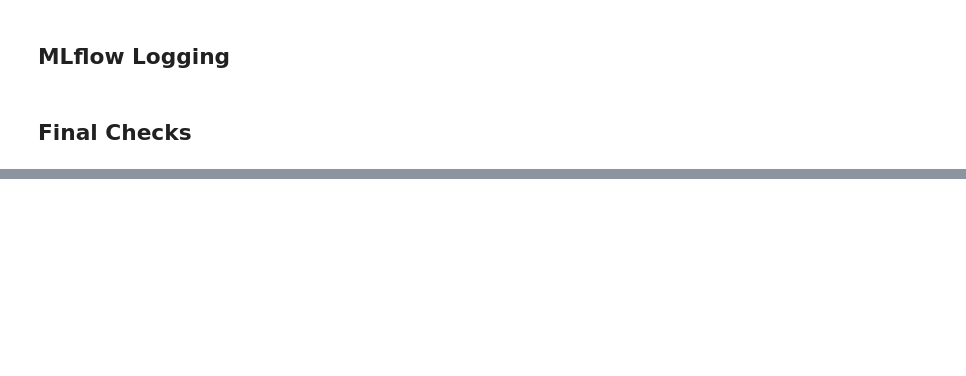
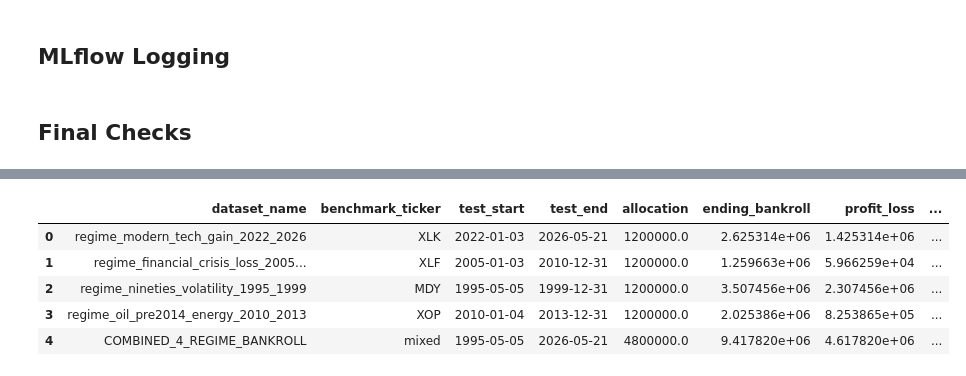
Before and after one commit to adamthorne27/Portfolio-Optimization-Lib, a Jupyter notebook: MODELS/Hannah/supervised_lstm_autoencoder_multiregime_router.ipynb, the cells around one changed output, grey strips where cells are left out. Saved outputs shown, nothing was run; the diff lists cells and outputs as text; code cells hidden in the pictures; blank space fills up the shorter version.

```diff
--- a/MODELS/Hannah/supervised_lstm_autoencoder_multiregime_router.ipynb
+++ b/MODELS/Hannah/supervised_lstm_autoencoder_multiregime_router.ipynb
@@ -165,7 +170,8 @@ REGIME_CLASS_TO_ID = {name: idx for idx, name in enumerate(REGIME_CLASSES)}
 
 FAST_SMOKE = os.environ.get("FAST_SMOKE", "0") == "1"
 FULL_ROUTER_GRID = os.environ.get("FULL_ROUTER_GRID", "0") == "1"
-SUBMISSION_MINIMAL_GRID = os.environ.get("SUBMISSION_MINIMAL_GRID", "0") == "1"
+# Default to one fixed submission candidate so top-to-bottom runs do not launch the router grid search.
+SUBMISSION_MINIMAL_GRID = os.environ.get("SUBMISSION_MINIMAL_GRID", "1") == "1"
 MAX_TRAIN_SEQUENCES = int(os.environ.get("MAX_TRAIN_SEQUENCES", "0"))
 MAX_VAL_SEQUENCES = int(os.environ.get("MAX_VAL_SEQUENCES", "0"))
 BETA_TARGET_GRID = [0.50, 0.70, 0.85, 1.00]
@@ -2072,0 +2410,7 @@ display(risk_log.tail())
+# %%
+regime_backtest_runs = {}
+for dataset_name in REGIME_BACKTEST_DATASETS:
+    print(f"Running Hannah four-regime backtest: {dataset_name}", flush=True)
+    regime_backtest_runs[dataset_name] = _run_hannah_regime_backtest(dataset_name)
+
+print("Completed regime backtests:", list(regime_backtest_runs))
@@ -2072,0 +2423,81 @@ display(risk_log.tail())
+# %%
+summary_rows = []
+for dataset_name, payload in regime_backtest_runs.items():
+    spec = payload["spec"]
+    result_obj = payload["result"]
+    risk_log_obj = payload["risk_log"]
+    stress_obj = payload["stress_table"]
+    metrics_obj = dict(result_obj.metrics)
+    total_return = float(metrics_obj.get("total_return", np.nan))
+    ending_bankroll = REGIME_BACKTEST_ALLOCATION * (1.0 + total_return)
+    stress_map = dict(zip(stress_obj["stress_metric"], stress_obj["value"])) if not stress_obj.empty else {}
+    summary_rows.append(
+        {
+            "dataset_name": dataset_name,
+            "benchmark_ticker": spec.benchmark_ticker,
+            "test_start": spec.test_start,
+            "test_end": spec.test_end,
+            "allocation": REGIME_BACKTEST_ALLOCATION,
+            "ending_bankroll": ending_bankroll,
+            "profit_loss": ending_bankroll - REGIME_BACKTEST_ALLOCATION,
+            "total_return": total_return,
+            "annual_return": metrics_obj.get("annual_return", np.nan),
+            "annual_volatility": metrics_obj.get("annual_volatility", np.nan),
+            "sharpe": metrics_obj.get("sharpe", np.nan),
+            "sortino": metrics_obj.get("sortino", np.nan),
+            "max_drawdown": metrics_obj.get("max_drawdown", np.nan),
+            "average_turnover": metrics_obj.get("average_turnover", np.nan),
+            "avg_active_names": float((result_obj.weights > 1e-8).sum(axis=1).mean()),
+            "avg_effective_names": float(risk_log_obj["effective_names"].mean()) if not risk_log_obj.empty else np.nan,
+            "avg_realized_max_weight": float(risk_log_obj["realized_max_weight"].mean()) if not risk_log_obj.empty else np.nan,
+            "avg_beta_estimate": float(risk_log_obj["portfolio_beta_estimate"].mean()) if not risk_log_obj.empty else np.nan,
+            "stress_worst_day": stress_map.get("worst_day", np.nan),
+            "stress_worst_5_day": stress_map.get("worst_5_day_period", np.nan),
+            "stress_beta_to_benchmark": stress_map.get("beta_to_benchmark", np.nan),
+        }
+    )
+
+regime_backtest_summary = pd.DataFrame(summary_rows)
+combined_ending_bankroll = float(regime_backtest_summary["ending_bankroll"].sum())
+combined_profit_loss = combined_ending_bankroll - REGIME_BACKTEST_TOTAL_BANKROLL
+combined_total_return = combined_profit_loss / REGIME_BACKTEST_TOTAL_BANKROLL
+combined_row = pd.DataFrame(
+    [
+        {
+            "dataset_name": "COMBINED_4_REGIME_BANKROLL",
+            "benchmark_ticker": "mixed",
+            "test_start": min(regime_backtest_summary["test_start"]),
+            "test_end": max(regime_backtest_summary["test_end"]),
+            "allocation": REGIME_BACKTEST_TOTAL_BANKROLL,
+            "ending_bankroll": combined_ending_bankroll,
+            "profit_loss": combined_profit_loss,
+            "total_return": combined_total_return,
+            "annual_return": np.nan,
+            "annual_volatility": np.nan,
+            "sharpe": np.nan,
+            "sortino": np.nan,
+            "max_drawdown": np.nan,
+            "average_turnover": np.nan,
+            "avg_active_names": np.nan,
+            "avg_effective_names": np.nan,
+            "avg_realized_max_weight": np.nan,
+            "avg_beta_estimate": np.nan,
+            "stress_worst_day": np.nan,
+            "stress_worst_5_day": np.nan,
+            "stress_beta_to_benchmark": np.nan,
+        }
+    ]
+)
+regime_backtest_summary_with_total = pd.concat([regime_backtest_summary, combined_row], ignore_index=True)
+
+summary_path = REGIME_BACKTEST_OUTPUT_DIR / "four_regime_bankroll_summary.parquet"
+csv_summary_path = REGIME_BACKTEST_OUTPUT_DIR / "four_regime_bankroll_summary.csv"
+regime_backtest_summary_with_total.to_parquet(summary_path, index=False)
+regime_backtest_summary_with_total.to_csv(csv_summary_path, index=False)
+
+print(f"Starting bankroll: ${REGIME_BACKTEST_TOTAL_BANKROLL:,.0f}")
+print(f"Ending bankroll:   ${combined_ending_bankroll:,.0f}")
+print(f"Total P/L:         ${combined_profit_loss:,.0f}")
+print(f"Combined return:   {combined_total_return:.2%}")
+display(regime_backtest_summary_with_total)
+# %% [output]
@@ -2072,0 +2508,6 @@ display(risk_log.tail())
+|  | dataset_name | benchmark_ticker | test_start | test_end | allocation | ending_bankroll | profit_loss | ... |
+| 0 | regime_modern_tech_gain_2022_2026 | XLK | 2022-01-03 | 2026-05-21 | 1200000.0 | 2.625314e+06 | 1.425314e+06 | ... |
+| 1 | regime_financial_crisis_loss_2005... | XLF | 2005-01-03 | 2010-12-31 | 1200000.0 | 1.259663e+06 | 5.966259e+04 | ... |
+| 2 | regime_nineties_volatility_1995_1999 | MDY | 1995-05-05 | 1999-12-31 | 1200000.0 | 3.507456e+06 | 2.307456e+06 | ... |
+| 3 | regime_oil_pre2014_energy_2010_2013 | XOP | 2010-01-04 | 2013-12-31 | 1200000.0 | 2.025386e+06 | 8.253865e+05 | ... |
+| 4 | COMBINED_4_REGIME_BANKROLL | mixed | 1995-05-05 | 2026-05-21 | 4800000.0 | 9.417820e+06 | 4.617820e+06 | ... |
```
Also changed, not shown: parts of 16 cells of this notebook, 49 other files.
